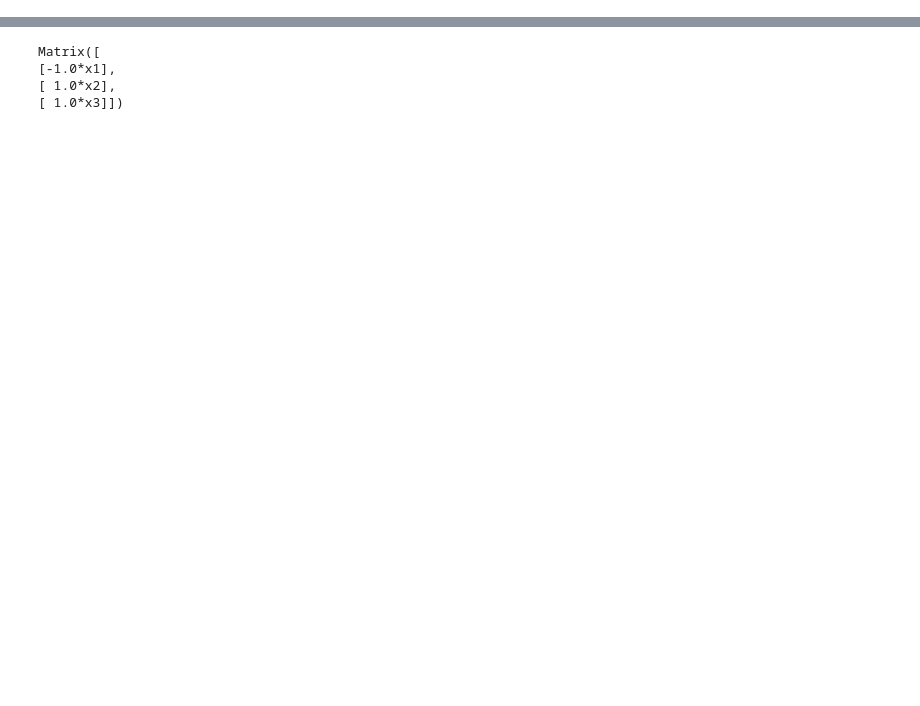
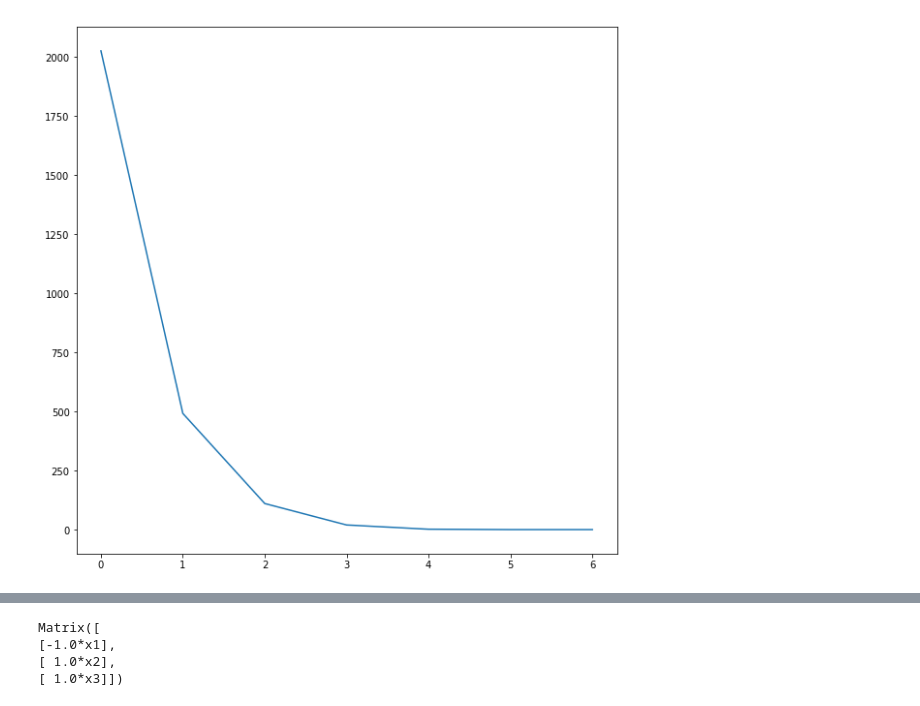
Before and after one commit to Bullldoger/graduate-work, a Jupyter notebook: GPA-sensitivity-final.ipynb, the cells around one changed output, grey strips where cells are left out. Cells and saved outputs as stored; diff of their text form; code cells hidden in the pictures; blank space fills up the shorter version.

```diff
--- a/GPA-sensitivity-final.ipynb
+++ b/GPA-sensitivity-final.ipynb
@@ -22,7 +0,0 @@ import itertools
-# %%
-def disp_error_plot(errors=[], fig_size=10):
-
-    plt.figure(figsize=(fig_size, fig_size))
-
-    plt.plot(range(len(errors)), errors)
-    plt.show()
@@ -424,0 +54,4 @@ Matrix([
+# %%
+disp_error_plot(errors=GPA_1.solving_errors)
+# %% [output]
+[figure, added]
```
Also changed, not shown: parts of 22 cells of this notebook, 3 other files.
